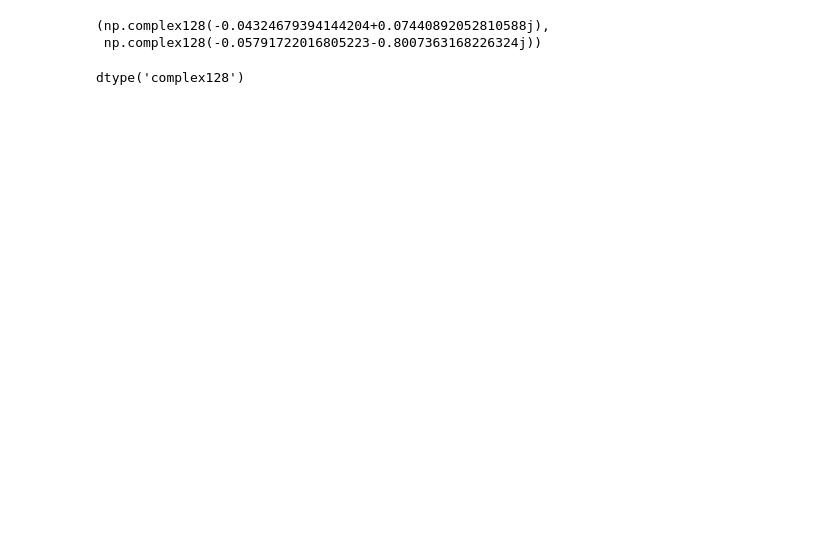
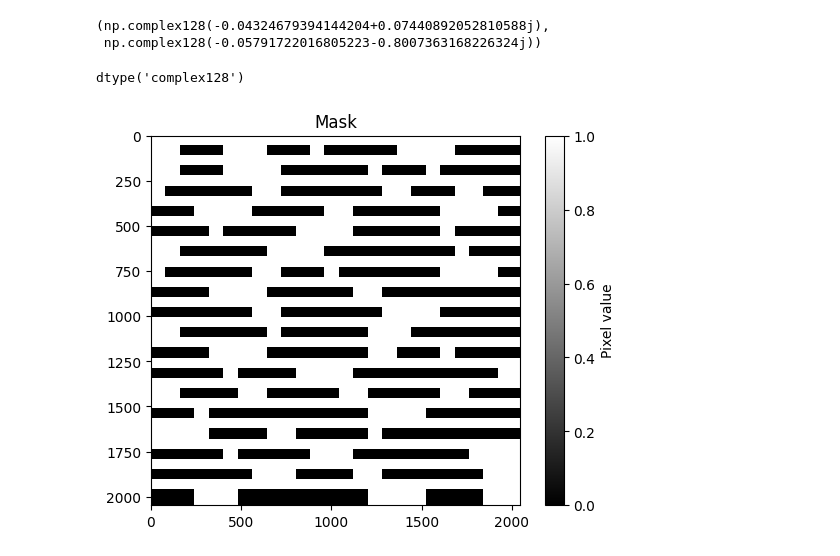
Before and after one commit to takahashi-edalab/EUVlitho, a Jupyter notebook: notebooks/linear.ipynb, the cells around one changed output. Drawn from its saved outputs; the diff is of its cells as text; code cells hidden in the pictures; blank space fills up the shorter version.

```diff
--- a/notebooks/linear.ipynb
+++ b/notebooks/linear.ipynb
@@ -178,0 +208,9 @@ for is_ in range(SDIV):
+# %%
+%matplotlib inline
+import matplotlib.pyplot as plt
+plt.imshow(mask, cmap='gray', interpolation='nearest')
+plt.title("Mask")
+plt.colorbar(label="Pixel value")
+plt.show()
+# %% [output]
+[figure, added]
```
Also changed, not shown: parts of 7 cells of this notebook, 8 other files.
